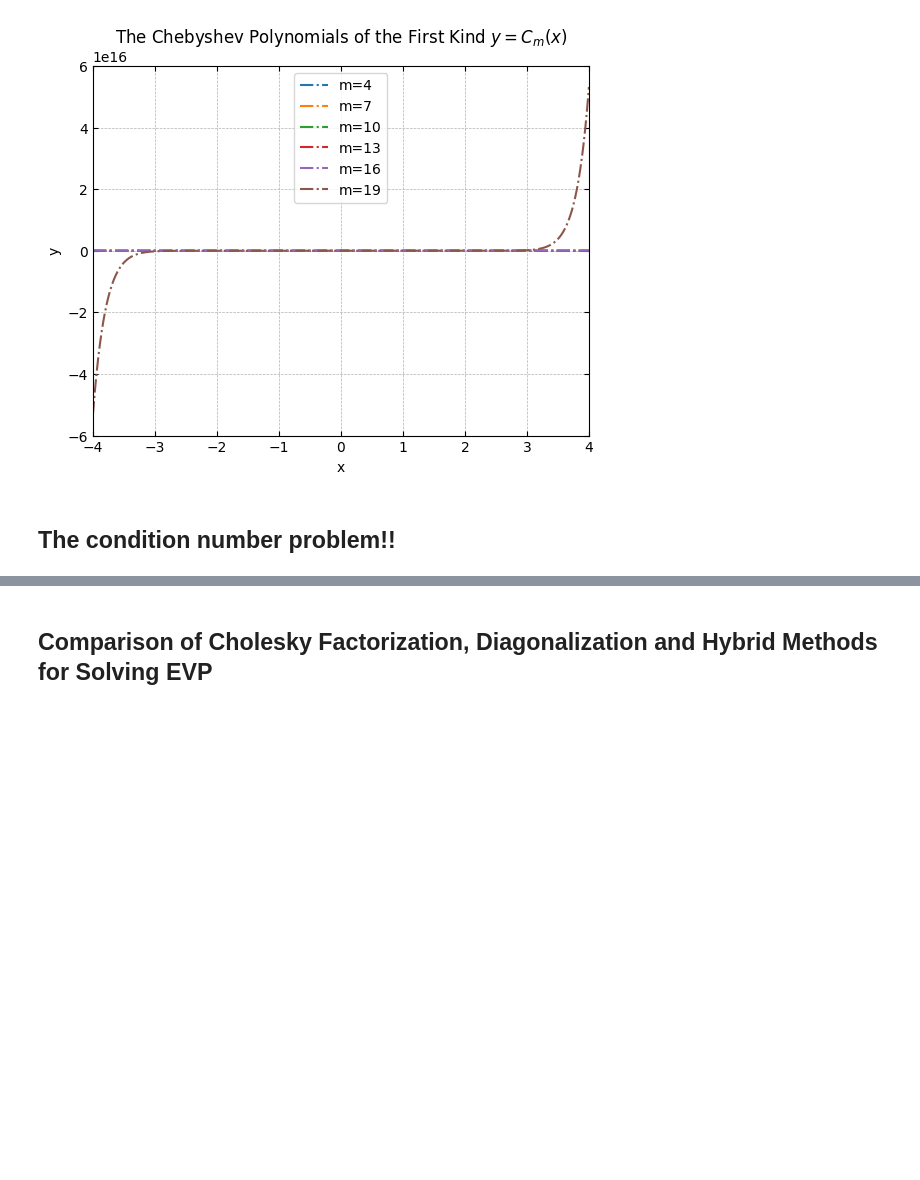
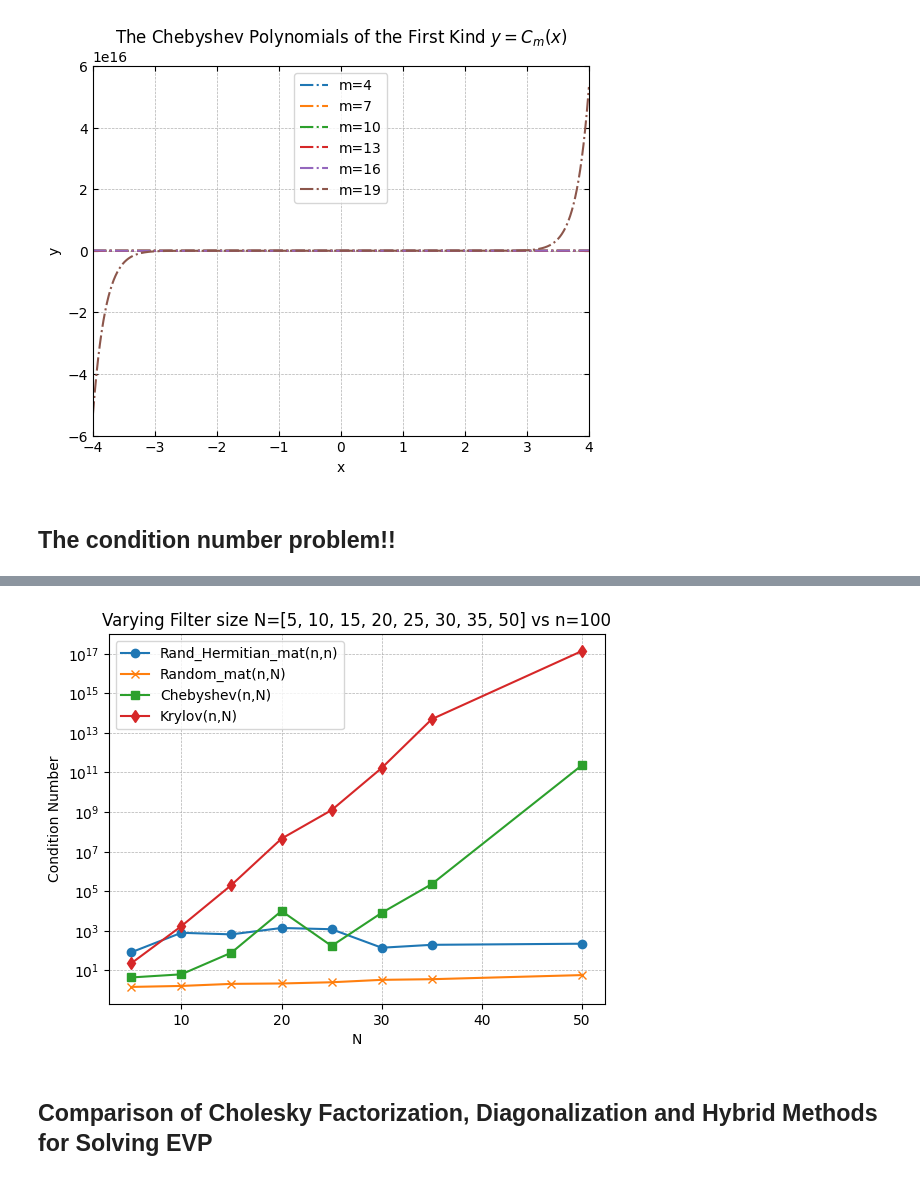
Before and after one commit to Nihar-Shah2001/Quantum_Computing_Notes, a Jupyter notebook: Notes/codes/project.ipynb, the cells around one changed output, grey strips where cells are left out. Cells and saved outputs as stored; diff of their text form; code cells hidden in the pictures; blank space fills up the shorter version.

```diff
--- a/Notes/codes/project.ipynb
+++ b/Notes/codes/project.ipynb
@@ -119,0 +142,13 @@ The condition number of C is: 228226280284490.2
+# %%
+n=100
+N=[5, 10, 15, 20 ,25, 30, 35, 50]
+cond_H_=[]
+cond_A_=[]
+cond_B_=[]
+cond_C_=[]
+for i in N:
+    a,b,c,d, eigenvals, eigvals=condition_number(n,i)
+    cond_H_.append(a)
+    cond_A_.append(b)
+    cond_B_.append(c)
+    cond_C_.append(d)
@@ -120,3 +172,19 @@ The condition number of C is: 228226280284490.2
+# %%
+#Plot
+plt.figure()
+plt.plot(N, cond_H_, label="Rand_Hermitian_mat(n,n)", marker="o")
+plt.plot(N, cond_A_, label="Random_mat(n,N)", marker="x")
+plt.plot(N, cond_B_, label="Chebyshev(n,N)", marker="s")
+plt.plot(N, cond_C_, label="Krylov(n,N)", marker="d")
+plt.legend()
+plt.yscale("log")
+plt.xlabel("N")
+plt.ylabel("Condition Number")
+plt.title(f"Varying Filter size {N=} vs {n=}", fontsize=12)
+plt.grid( linestyle='--', linewidth=0.5)
+plt.show()
+# %% [output]
+[figure, added]
 # %% [markdown]
 ## Comparison of Cholesky Factorization, Diagonalization and Hybrid Methods for Solving EVP
 # %%
```
Also changed, not shown: parts of 11 cells of this notebook.
